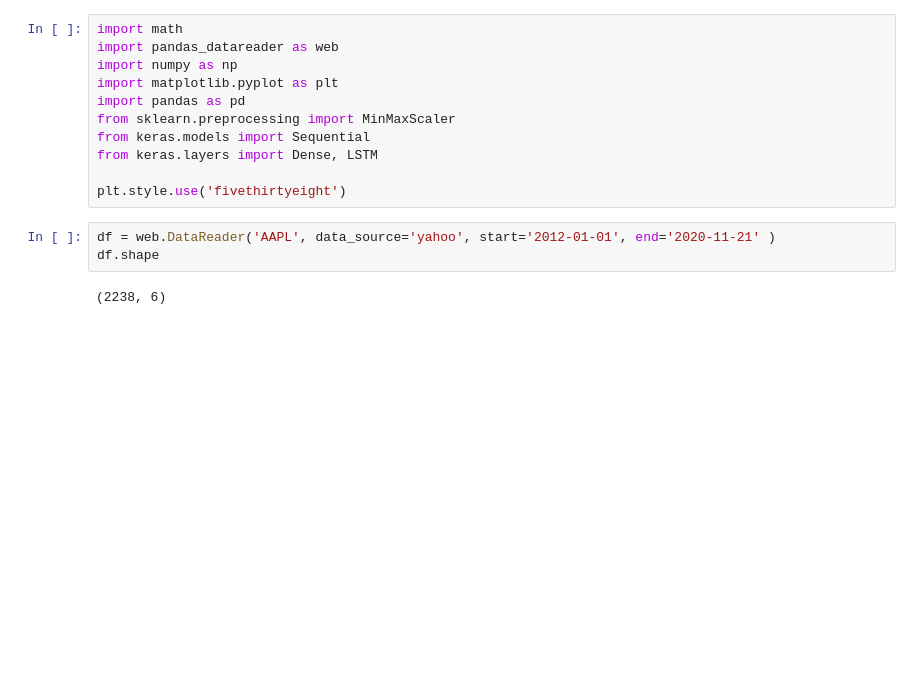
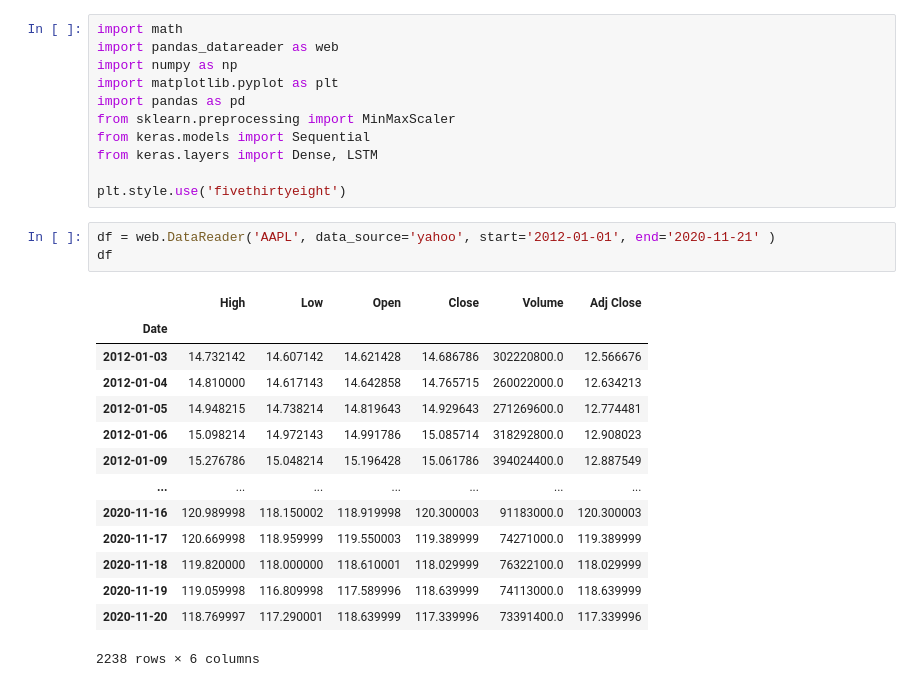
Before and after one commit to milijan/market, a Jupyter notebook: keras/predict.ipynb, the cells around one changed output. Drawn from its saved outputs; the diff is of its cells as text; blank space fills up the shorter version.

```diff
--- a/keras/predict.ipynb
+++ b/keras/predict.ipynb
@@ -13,6 +13,19 @@ from keras.layers import Dense, LSTM
 plt.style.use('fivethirtyeight')
 # %%
 df = web.DataReader('AAPL', data_source='yahoo', start='2012-01-01', end='2020-11-21' )
-df.shape
+df
 # %% [output]
+|  | High | Low | Open | Close | Volume | Adj Close |
+| Date |  |  |  |  |  |  |
+| 2012-01-03 | 14.732142 | 14.607142 | 14.621428 | 14.686786 | 302220800.0 | 12.566676 |
+| 2012-01-04 | 14.810000 | 14.617143 | 14.642858 | 14.765715 | 260022000.0 | 12.634213 |
+| 2012-01-05 | 14.948215 | 14.738214 | 14.819643 | 14.929643 | 271269600.0 | 12.774481 |
+| 2012-01-06 | 15.098214 | 14.972143 | 14.991786 | 15.085714 | 318292800.0 | 12.908023 |
+| 2012-01-09 | 15.276786 | 15.048214 | 15.196428 | 15.061786 | 394024400.0 | 12.887549 |
+| ... | ... | ... | ... | ... | ... | ... |
+| 2020-11-16 | 120.989998 | 118.150002 | 118.919998 | 120.300003 | 91183000.0 | 120.300003 |
+| 2020-11-17 | 120.669998 | 118.959999 | 119.550003 | 119.389999 | 74271000.0 | 119.389999 |
+| 2020-11-18 | 119.820000 | 118.000000 | 118.610001 | 118.029999 | 76322100.0 | 118.029999 |
+| 2020-11-19 | 119.059998 | 116.809998 | 117.589996 | 118.639999 | 74113000.0 | 118.639999 |
+| 2020-11-20 | 118.769997 | 117.290001 | 118.639999 | 117.339996 | 73391400.0 | 117.339996 |
-(2238, 6)
+2238 rows × 6 columns
```
Also changed, not shown: parts of 14 cells of this notebook.
